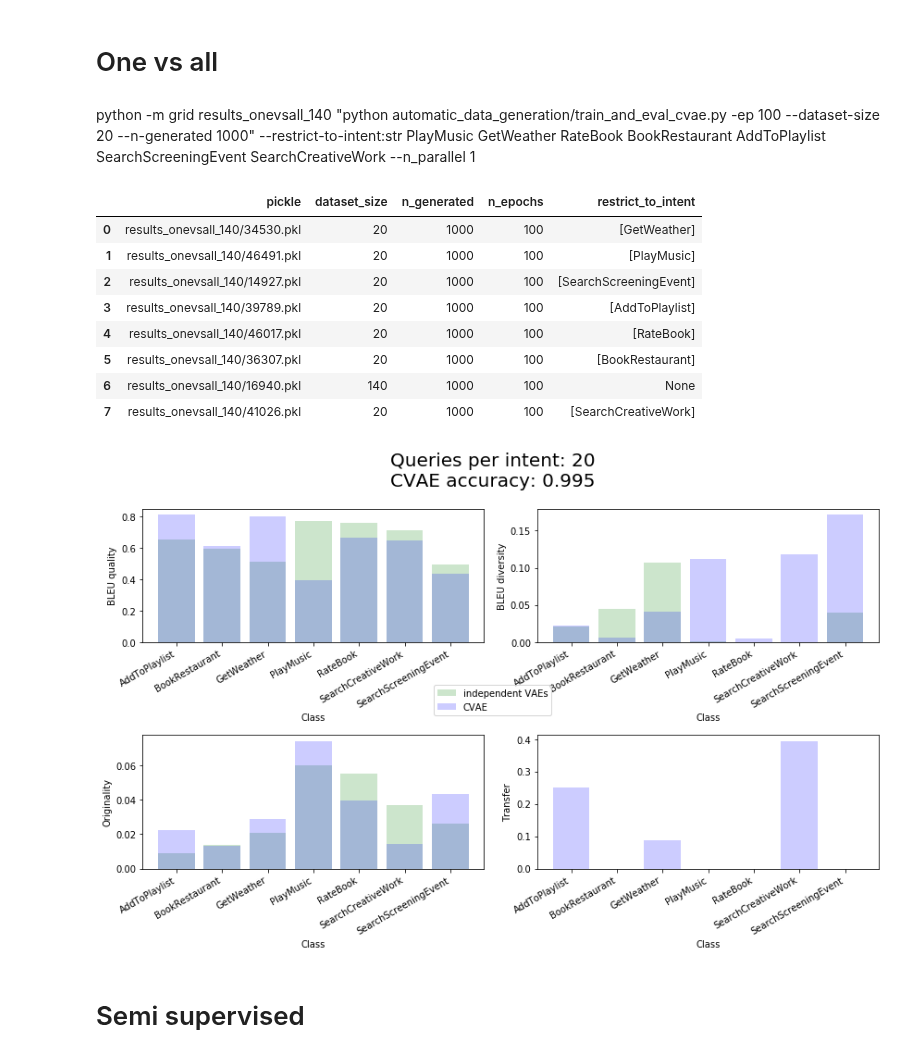
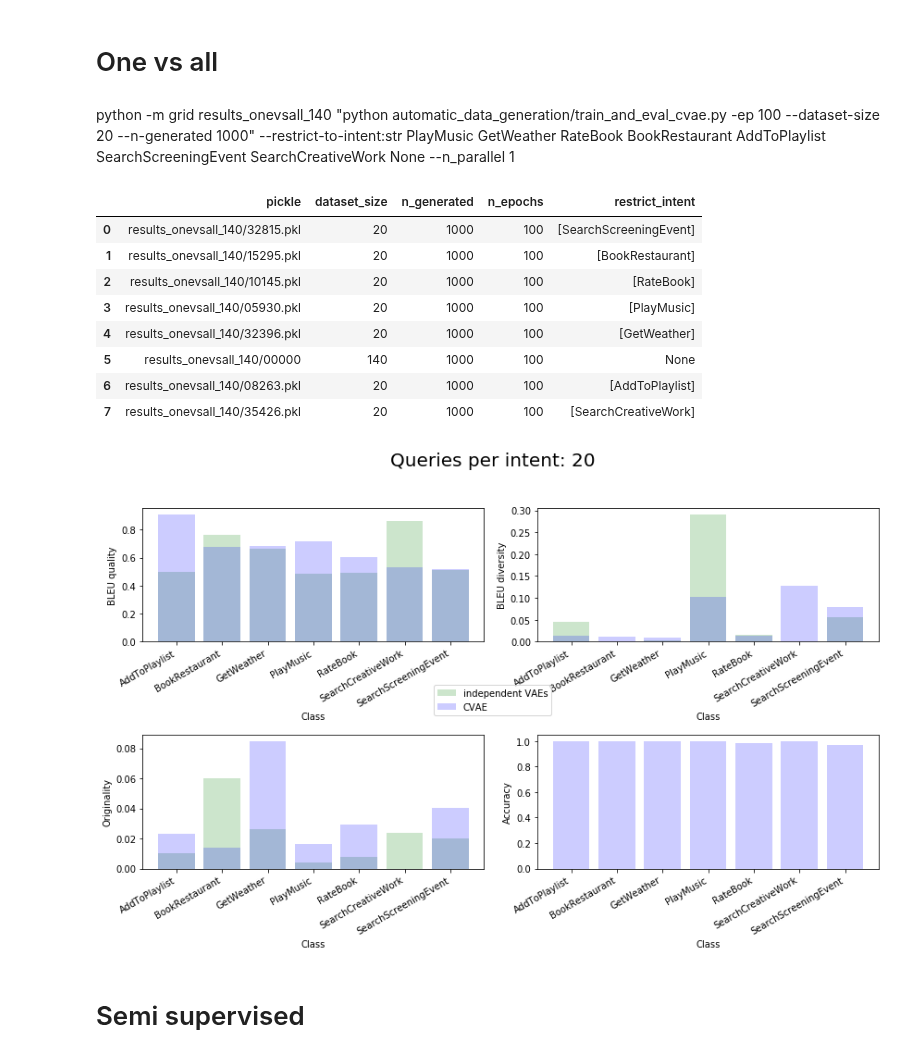
Before and after one commit to sonos/automatic-data-generation, a Jupyter notebook: automatic_data_generation/data-generation-new.ipynb, the cells around one changed output. Cells and saved outputs as stored; diff of their text form; code cells hidden in the pictures.

```diff
--- a/automatic_data_generation/data-generation-new.ipynb
+++ b/automatic_data_generation/data-generation-new.ipynb
@@ -274,7 +275,7 @@ def get_trainset(dataset):
 # %%
 import operator
 
-run = torch.load('without_none.pkl')
+#run = torch.load('without_none.pkl')
 #run = runs[-2]
 #print(run['delexicalised_metrics']['intent_accuracy'])
 
@@ -334,21 +335,20 @@ for dic in [dic_tr]:
 # %%
-run1 = torch.load('with_none.pkl')
-run2 = torch.load('without_none.pkl')
-
 fig, axarr = plt.subplots(2,2, figsize=(15,10))
 axarr = axarr.flatten()
 
-for run in [run1,run2]:
+for run in [run]:
 
     bleu_qualities     = [run['delexicalised_metrics']['bleu_scores']['quality'][intent]   for intent in run['i2int']]
     bleu_diversities   = [run['delexicalised_metrics']['bleu_scores']['diversity'][intent] for intent in run['i2int']]
     originalities      = [run['delexicalised_metrics']['originality'][intent]              for intent in run['i2int']]
-    transfer           = [run['delexicalised_metrics']['transfer'][intent]                 for intent in run['i2int']]
-    metrics = [bleu_qualities, bleu_diversities, originalities, transfer]
+    transfer           = [run['delexicalised_metrics']['transfer']['metric'][intent]       for intent in run['i2int']]
+    accuracies         = [run['delexicalised_metrics']['intent_accuracy'][intent]          for intent in run['i2int']]
+    metrics = [bleu_qualities, accuracies, originalities, bleu_diversities]
 
     for i, metric in enumerate(metrics):
 
-        axarr[i].bar([intent.split(':')[-1] for intent in run['i2int']], metric, alpha=0.2, label=run['args']['pickle'] if i==0 else '')
+        axarr[i].bar([intent.split(':')[-1] for intent in run['i2int']],
+                     metric, label=run['args']['pickle'].split('/')[-1] if i==0 else '')
         for label in axarr[i].get_xmajorticklabels():
             label.set_rotation(30)
             label.set_horizontalalignment("right")
@@ -357,11 +357,11 @@ for run in [run1,run2]:
         axarr[i].set_xlabel('Class')
 
 axarr[0].set_ylabel('BLEU quality'  )
-axarr[1].set_ylabel('BLEU diversity')
+axarr[1].set_ylabel('Accuracy'      )
 axarr[2].set_ylabel('Originality'   )
-axarr[3].set_ylabel('Transfer'   )
+axarr[3].set_ylabel('Bleu diversity')
 
-fig.suptitle('Queries: {}\nConditioning accuracy: {}'.format(run['args']['dataset_size'], run['delexicalised_metrics']['intent_accuracy']), fontsize=20)
+fig.suptitle('Queries: {}'.format(run['args']['dataset_size']), fontsize=20)
 fig.legend(loc='center')
 
 fig.tight_layout(rect=[0, 0.03, 1, 0.9])
@@ -656,9 +658,9 @@ play me a _music_item_ by _artist_
 # %% [markdown]
 # One vs all
 # %% [markdown]
-python -m grid results_onevsall_140 "python automatic_data_generation/train_and_eval_cvae.py -ep 100 --dataset-size 20 --n-generated 1000" --restrict-to-intent:str PlayMusic GetWeather RateBook BookRestaurant AddToPlaylist SearchScreeningEvent SearchCreativeWork --n_parallel 1
+python -m grid results_onevsall_140 "python automatic_data_generation/train_and_eval_cvae.py -ep 100 --dataset-size 20 --n-generated 1000" --restrict-to-intent:str PlayMusic GetWeather RateBook BookRestaurant AddToPlaylist SearchScreeningEvent SearchCreativeWork None --n_parallel 1
 # %%
-results_dir = '../results_onevsall_140'
+results_dir = 'results_onevsall_140'
 runs = []
 
 for filename in os.listdir(results_dir):
@@ -669,26 +671,26 @@ data = {}
 for arg_name in runs[0]['args'].keys():
     data[arg_name] = [run['args'][arg_name] for run in runs]
 
-vae_runs = [run for run in runs if run['args']['restrict_to_intent'] is not None]
-cvae_run = [run for run in runs if run['args']['restrict_to_intent'] is None][0]
+vae_runs = [run for run in runs if run['args']['restrict_intent'] is not None]
+cvae_run = [run for run in runs if run['args']['restrict_intent'] is None][0]
 
-df = pd.DataFrame(data, columns=['pickle', 'dataset_size', 'n_generated', 'n_epochs', 'restrict_to_intent'])
+df = pd.DataFrame(data, columns=['pickle', 'dataset_size', 'n_generated', 'n_epochs', 'restrict_intent'])
 df.head(20)
 # %% [output]
-|  | pickle | dataset_size | n_generated | n_epochs | restrict_to_intent |
-| 0 | results_onevsall_140/34530.pkl | 20 | 1000 | 100 | [GetWeather] |
-| 1 | results_onevsall_140/46491.pkl | 20 | 1000 | 100 | [PlayMusic] |
-| 2 | results_onevsall_140/14927.pkl | 20 | 1000 | 100 | [SearchScreeningEvent] |
-| 3 | results_onevsall_140/39789.pkl | 20 | 1000 | 100 | [AddToPlaylist] |
-| 4 | results_onevsall_140/46017.pkl | 20 | 1000 | 100 | [RateBook] |
-| 5 | results_onevsall_140/36307.pkl | 20 | 1000 | 100 | [BookRestaurant] |
-| 6 | results_onevsall_140/16940.pkl | 140 | 1000 | 100 | None |
-| 7 | results_onevsall_140/41026.pkl | 20 | 1000 | 100 | [SearchCreativeWork] |
+|  | pickle | dataset_size | n_generated | n_epochs | restrict_intent |
+| 0 | results_onevsall_140/32815.pkl | 20 | 1000 | 100 | [SearchScreeningEvent] |
+| 1 | results_onevsall_140/15295.pkl | 20 | 1000 | 100 | [BookRestaurant] |
+| 2 | results_onevsall_140/10145.pkl | 20 | 1000 | 100 | [RateBook] |
+| 3 | results_onevsall_140/05930.pkl | 20 | 1000 | 100 | [PlayMusic] |
+| 4 | results_onevsall_140/32396.pkl | 20 | 1000 | 100 | [GetWeather] |
+| 5 | results_onevsall_140/00000 | 140 | 1000 | 100 | None |
+| 6 | results_onevsall_140/08263.pkl | 20 | 1000 | 100 | [AddToPlaylist] |
+| 7 | results_onevsall_140/35426.pkl | 20 | 1000 | 100 | [SearchCreativeWork] |
 # %%
 fig, axarr = plt.subplots(2,2, figsize=(12,8))
 axarr = axarr.flatten()
 
-restrict = sorted([str(run['args']['restrict_to_intent'][0]) for run in vae_runs])
+restrict = sorted([str(run['args']['restrict_intent'][0]) for run in vae_runs])
 
 bleu_qualities     = [run['delexicalised_metrics']['bleu_scores']['quality']['avg'] for run in vae_runs]
 bleu_diversities   = [run['delexicalised_metrics']['bleu_scores']['diversity']['avg'] for run in vae_runs]
@@ -698,40 +700,41 @@ metrics = [bleu_qualities, bleu_diversities, originalities]
 
 for i, metric in enumerate(metrics):
     axarr[i].bar(restrict, metric, alpha=0.2, color='green', label='independent VAEs' if i==0 else '')
     for label in axarr[i].get_xmajorticklabels():
         label.set_rotation(30)
         label.set_horizontalalignment("right")
     low, high, delta = min(metric), max(metric), max(metric) - min(metric)
     #axarr[i].set_ylim(low - 0.2 * delta, high + 0.2 * delta)
     axarr[i].set_xlabel('Class')
 
 bleu_qualities     = [cvae_run['delexicalised_metrics']['bleu_scores']['quality'][intent] for intent in restrict]
 bleu_diversities   = [cvae_run['delexicalised_metrics']['bleu_scores']['diversity'][intent] for intent in restrict]
 originalities      = [cvae_run['delexicalised_metrics']['originality'][intent] for intent in restrict]
-transfer           = [cvae_run['delexicalised_metrics']['transfer'][intent] for intent in restrict]
-metrics = [bleu_qualities, bleu_diversities, originalities, transfer]
+accuracies         = [cvae_run['delexicalised_metrics']['intent_accuracy'][intent] for intent in restrict]
+transfer           = [cvae_run['delexicalised_metrics']['transfer']['metric'][intent] for intent in restrict]
+metrics = [bleu_qualities, bleu_diversities, originalities, accuracies]
 
 for i, metric in enumerate(metrics):
 
     axarr[i].bar(restrict, metric, alpha=0.2, color='blue', label='CVAE' if i==0 else '')
     for label in axarr[i].get_xmajorticklabels():
         label.set_rotation(30)
         label.set_horizontalalignment("right")
     low, high, delta = min(metric), max(metric), max(metric) - min(metric)
     #axarr[i].set_ylim(low - 0.2 * delta, high + 0.2 * delta)
     axarr[i].set_xlabel('Class')
 
 axarr[0].set_ylabel('BLEU quality'  )
-axarr[1].set_ylabel('BLEU diversity')
-axarr[2].set_ylabel('Originality'   )
-axarr[3].set_ylabel('Transfer'   )
+axarr[1].set_ylabel('BLEU diversity'      )
+axarr[2].set_ylabel('Originality')
+axarr[3].set_ylabel('Accuracy'   )
 
-fig.suptitle('Queries per intent: {}\nCVAE accuracy: {}'.format(vae_runs[0]['args']['dataset_size'], cvae_run['delexicalised_metrics']['intent_accuracy']), fontsize=20)
+fig.suptitle('Queries per intent: {}'.format(vae_runs[0]['args']['dataset_size']), fontsize=20)
 fig.legend(loc='center')
 
 fig.tight_layout(rect=[0, 0.03, 1, 0.9])
 # %% [output]
-[figure, old version]
+[figure, new version]
 # %% [markdown]
 # Semi supervised
 # %%
```
Also changed, not shown: parts of 12 cells of this notebook, 5 other files.
